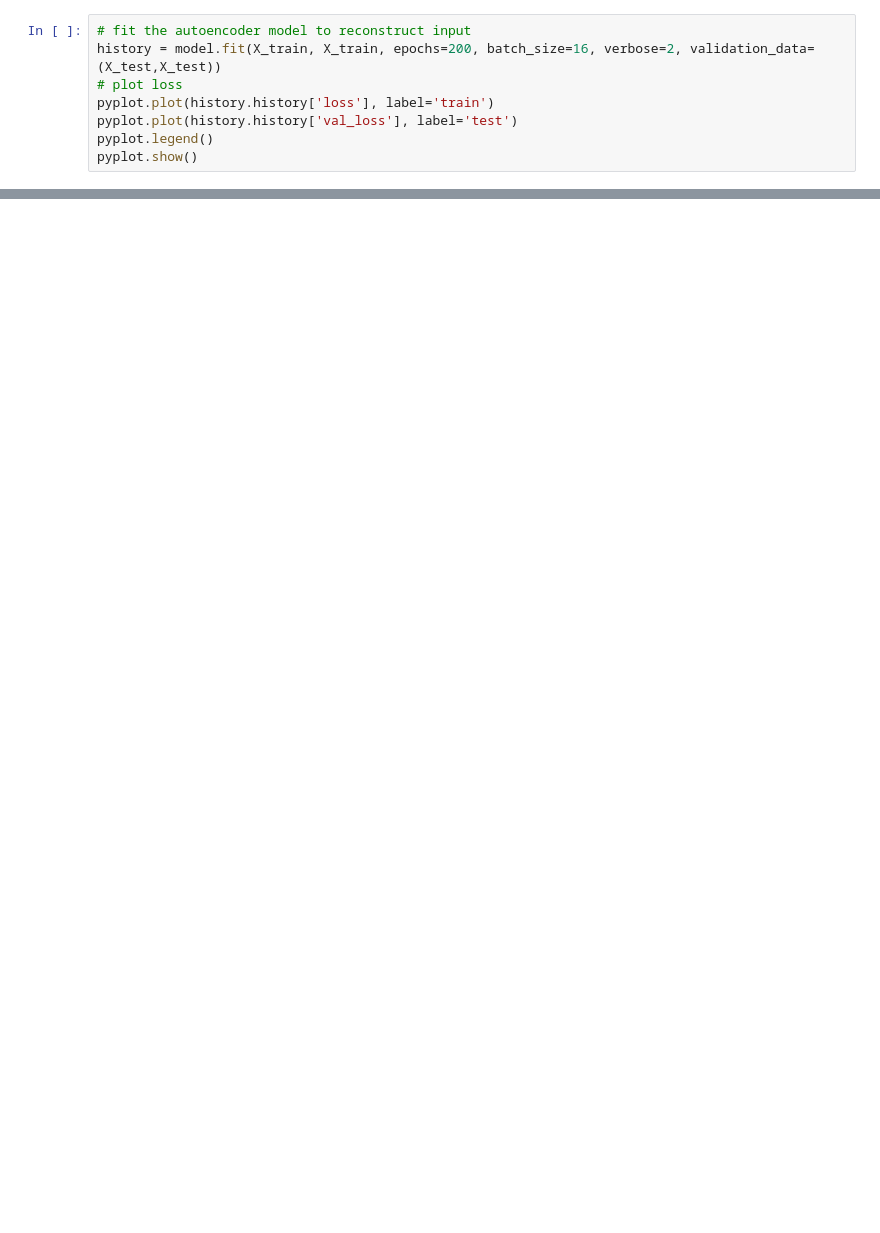
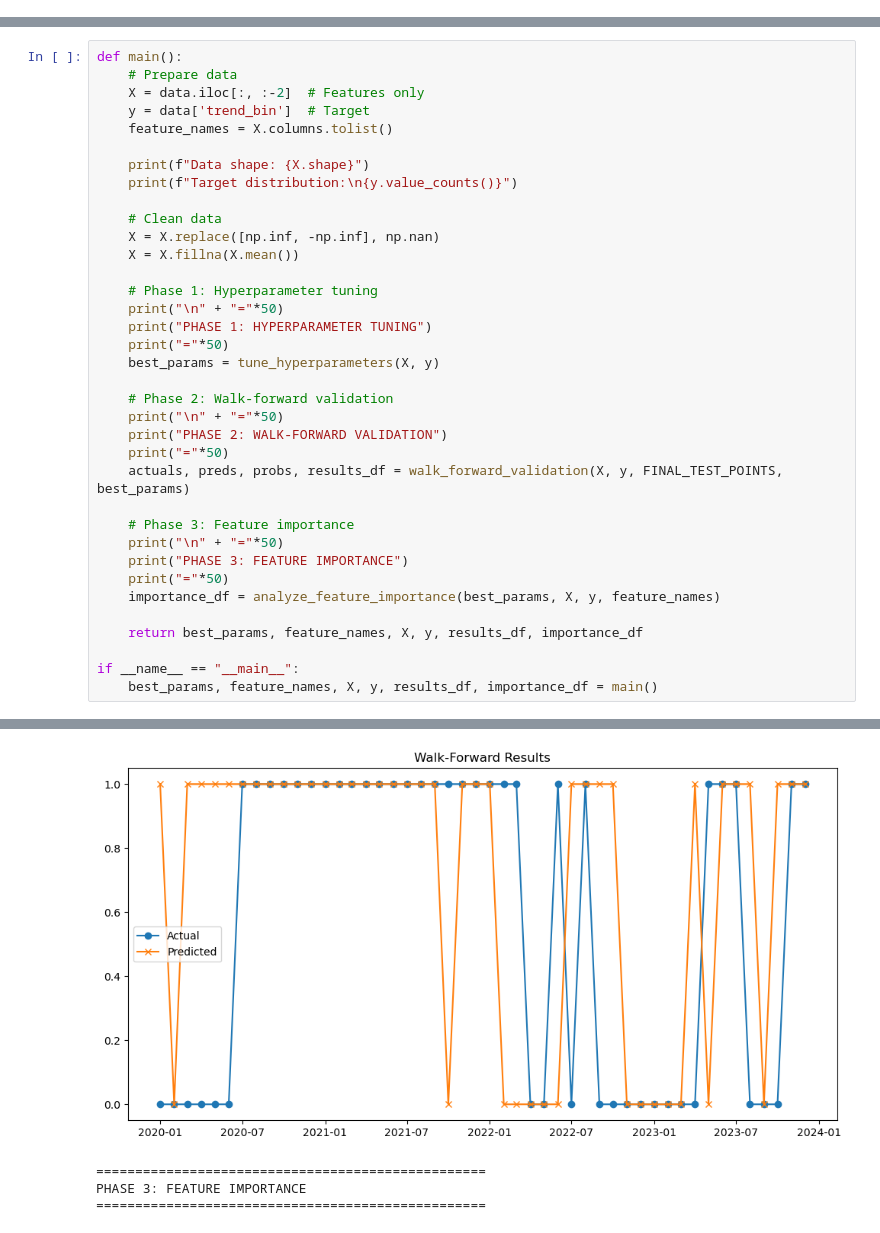
Before and after one commit to CChlungwani/forecast_curve, a Jupyter notebook: model_training/Untitled-1.ipynb, the cells around one changed output, grey strips where cells are left out. Cells and saved outputs as stored; diff of their text form; blank space fills up the shorter version.

```diff
--- a/model_training/Untitled-1.ipynb
+++ b/model_training/Untitled-1.ipynb
@@ -114,8 +48,0 @@ You must install pydot (`pip install pydot`) for `plot_model` to work.
-# %%
-# fit the autoencoder model to reconstruct input
-history = model.fit(X_train, X_train, epochs=200, batch_size=16, verbose=2, validation_data=(X_test,X_test))
-# plot loss
-pyplot.plot(history.history['loss'], label='train')
-pyplot.plot(history.history['val_loss'], label='test')
-pyplot.legend()
-pyplot.show()
@@ -196,0 +394,37 @@ WARNING:absl:You are saving your model as an HDF5 file via `model.save()` or `ke
+# %%
+def main():
+    # Prepare data
+    X = data.iloc[:, :-2]  # Features only
+    y = data['trend_bin']  # Target
+    feature_names = X.columns.tolist()
+
+    print(f"Data shape: {X.shape}")
+    print(f"Target distribution:\n{y.value_counts()}")
+
+    # Clean data
+    X = X.replace([np.inf, -np.inf], np.nan)
+    X = X.fillna(X.mean())
+
+    # Phase 1: Hyperparameter tuning
+    print("\n" + "="*50)
+    print("PHASE 1: HYPERPARAMETER TUNING")
+    print("="*50)
+    best_params = tune_hyperparameters(X, y)
+
+    # Phase 2: Walk-forward validation
+    print("\n" + "="*50)
+    print("PHASE 2: WALK-FORWARD VALIDATION")
+    print("="*50)
+    actuals, preds, probs, results_df = walk_forward_validation(X, y, FINAL_TEST_POINTS, best_params)
+
+    # Phase 3: Feature importance
+    print("\n" + "="*50)
+    print("PHASE 3: FEATURE IMPORTANCE")
+    print("="*50)
+    importance_df = analyze_feature_importance(best_params, X, y, feature_names)
+
+    return best_params, feature_names, X, y, results_df, importance_df
+
+if __name__ == "__main__":
+    best_params, feature_names, X, y, results_df, importance_df = main()
+# %% [output]
@@ -196,0 +459,4 @@ WARNING:absl:You are saving your model as an HDF5 file via `model.save()` or `ke
+[figure, added]
+==================================================
+PHASE 3: FEATURE IMPORTANCE
+==================================================
```
Also changed, not shown: parts of 14 cells of this notebook, 26 other files.
